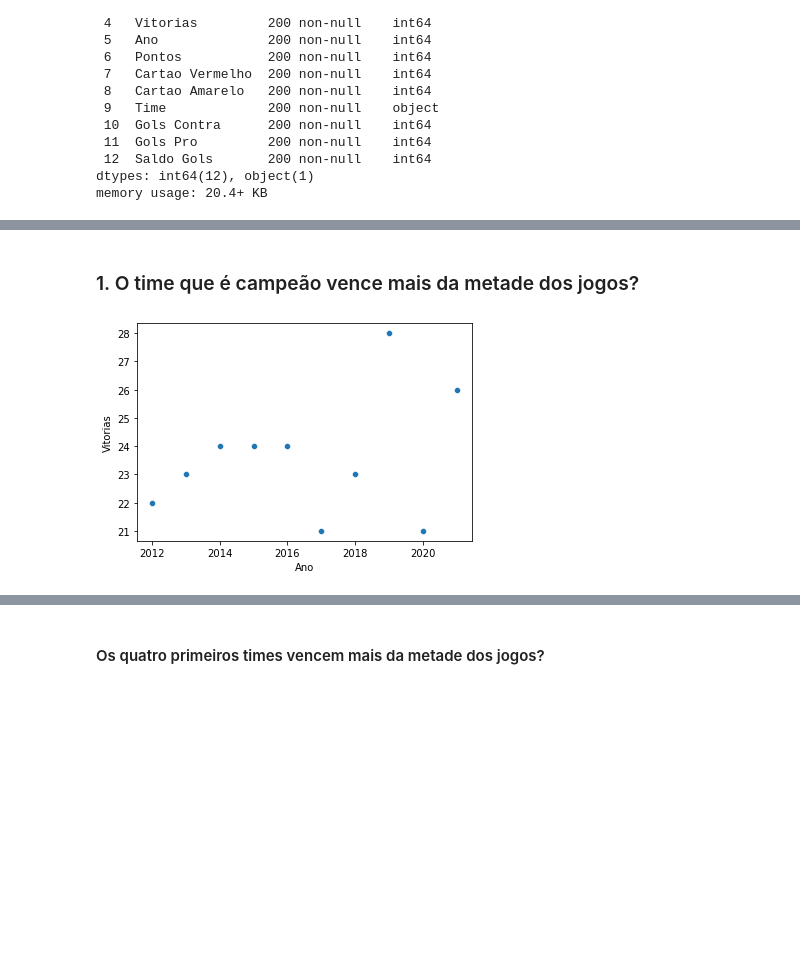
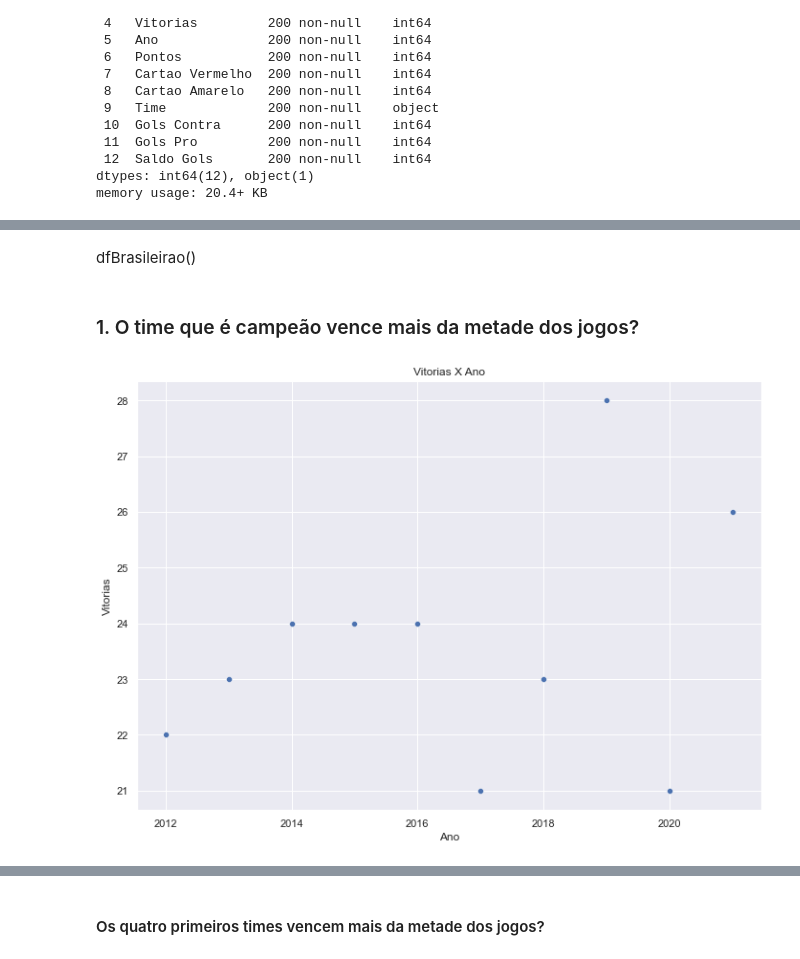
Before and after one commit to bjbomfim/INF1032_AnaliseDeDados_Brasileirao, a Jupyter notebook: primeiraEntrega.ipynb, the cells around one changed output, grey strips where cells are left out. Cells and saved outputs as stored; diff of their text form; code cells hidden in the pictures; blank space fills up the shorter version.

```diff
--- a/primeiraEntrega.ipynb
+++ b/primeiraEntrega.ipynb
@@ -46,6 +45,7 @@ import pandas as pd
 import numpy as np
 import seaborn as sns
 import matplotlib.pyplot as plt
+sns.set(rc={'figure.figsize':(11.7,8.27)})
 
 dfBrasileirao = pd.read_json('dataset/listaBrasileirao.json')
 dfBrasileirao.head()
@@ -96,8 +84,10 @@ dfBrasileirao.describe()
+# %% [markdown]
+dfBrasileirao()
 # %% [markdown]
 ### 1. O time que é campeão vence mais da metade dos jogos?
 # %%
-sns.scatterplot(x = 'Ano', y = dfBrasileirao['Vitorias'].where(dfBrasileirao['Posicao'] == 1) ,data=dfBrasileirao)
+ax = sns.scatterplot(x = 'Ano', y = dfBrasileirao['Vitorias'].where(dfBrasileirao['Posicao'] == 1) ,data=dfBrasileirao).set_title('Vitorias X Ano')
 plt.show()
 # %% [output]
-[figure, old version]
+[figure, new version]
 # %%
```
Also changed, not shown: parts of 14 cells of this notebook.
